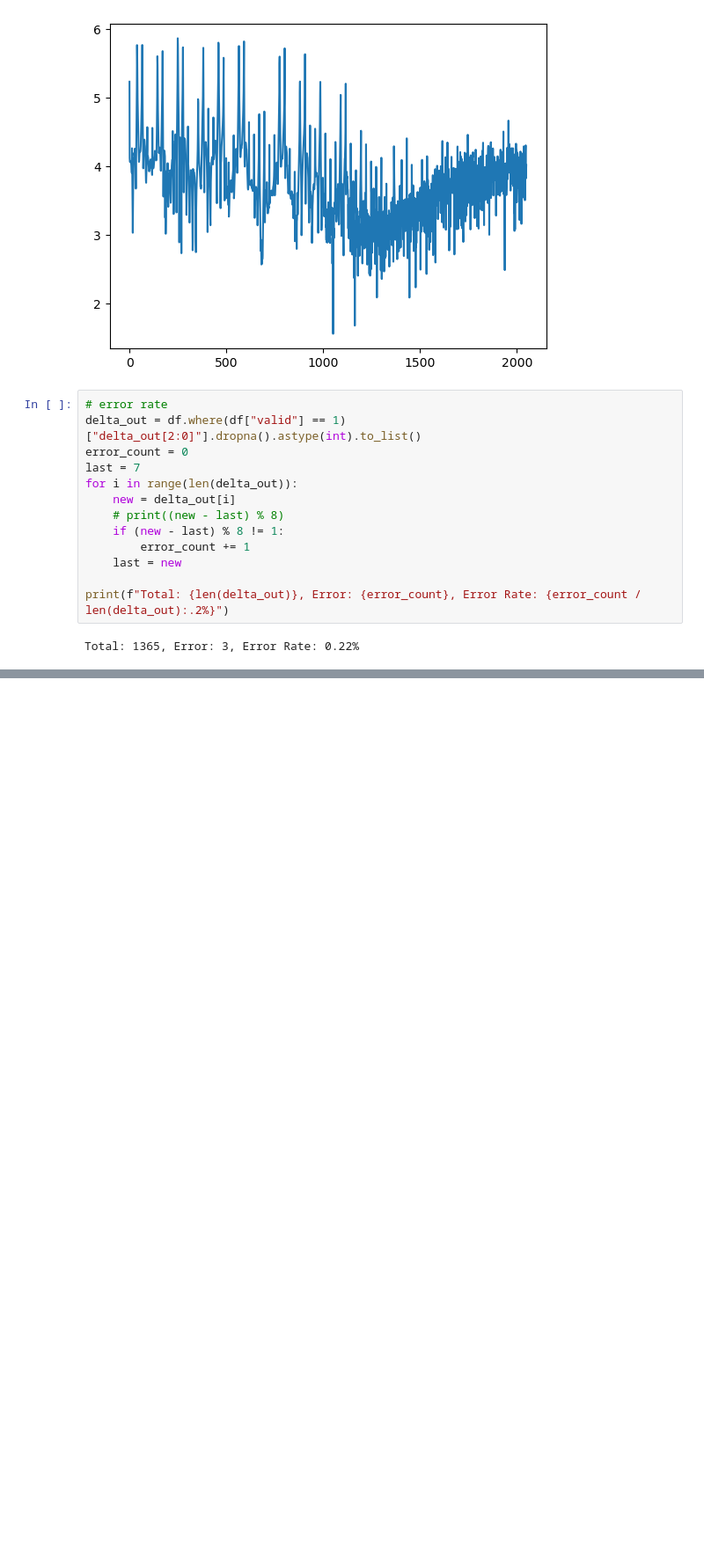
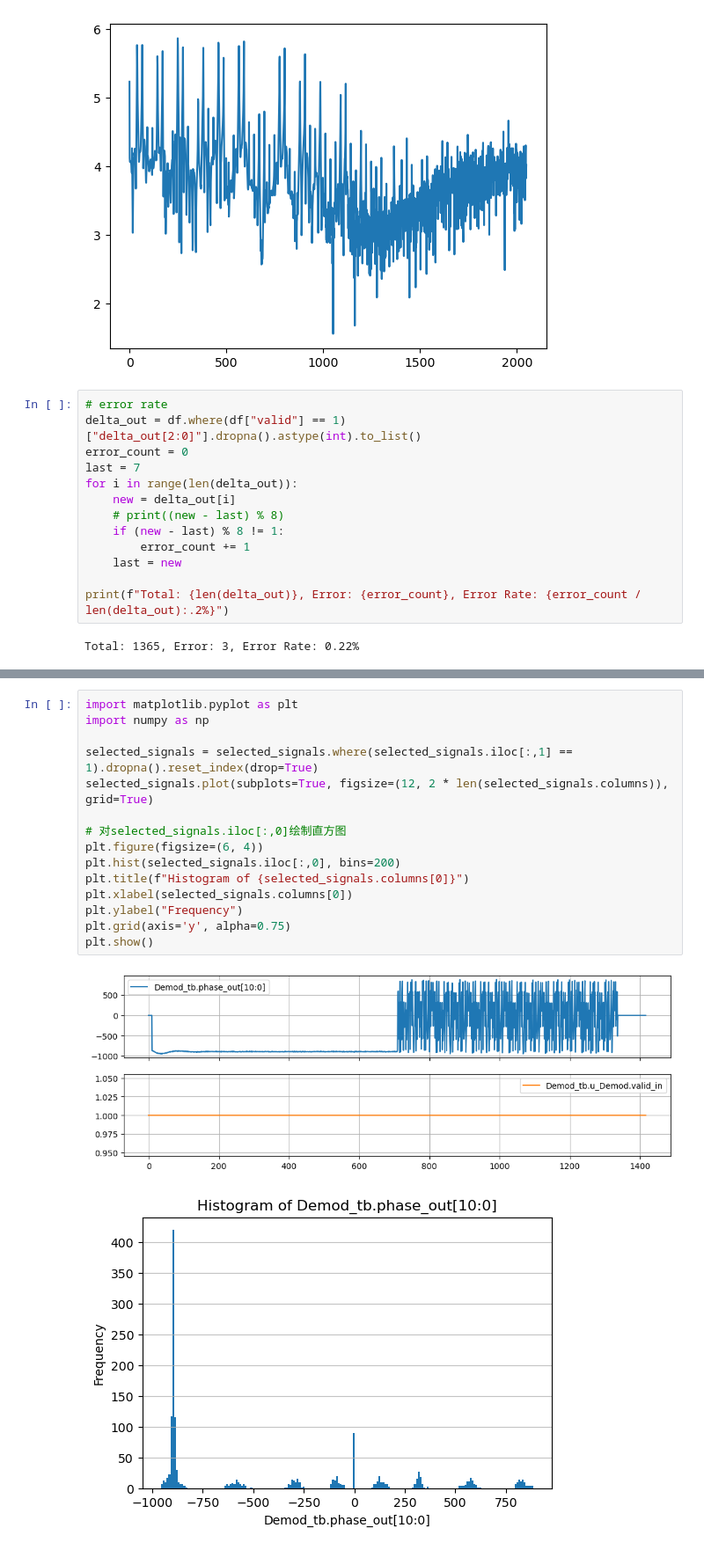
Before and after one commit to dasdasd12/gowin_ad9361, a Jupyter notebook: demod/数据生成与处理.ipynb, the cells around one changed output, grey strips where cells are left out. Shown: that part at 88% size. Cells and saved outputs as stored; diff of their text form; blank space fills up the shorter version.

```diff
--- a/demod/数据生成与处理.ipynb
+++ b/demod/数据生成与处理.ipynb
@@ -102,0 +193,18 @@ Total: 1365, Error: 3, Error Rate: 0.22%
+# %%
+import matplotlib.pyplot as plt
+import numpy as np
+
+selected_signals = selected_signals.where(selected_signals.iloc[:,1] == 1).dropna().reset_index(drop=True)
+selected_signals.plot(subplots=True, figsize=(12, 2 * len(selected_signals.columns)), grid=True)
+
+# 对selected_signals.iloc[:,0]绘制直方图
+plt.figure(figsize=(6, 4))
+plt.hist(selected_signals.iloc[:,0], bins=200)
+plt.title(f"Histogram of {selected_signals.columns[0]}")
+plt.xlabel(selected_signals.columns[0])
+plt.ylabel("Frequency")
+plt.grid(axis='y', alpha=0.75)
+plt.show()
+# %% [output]
+[figure, added]
+[figure, added]
```
Also changed, not shown: parts of 3 cells of this notebook, 13 other files.
